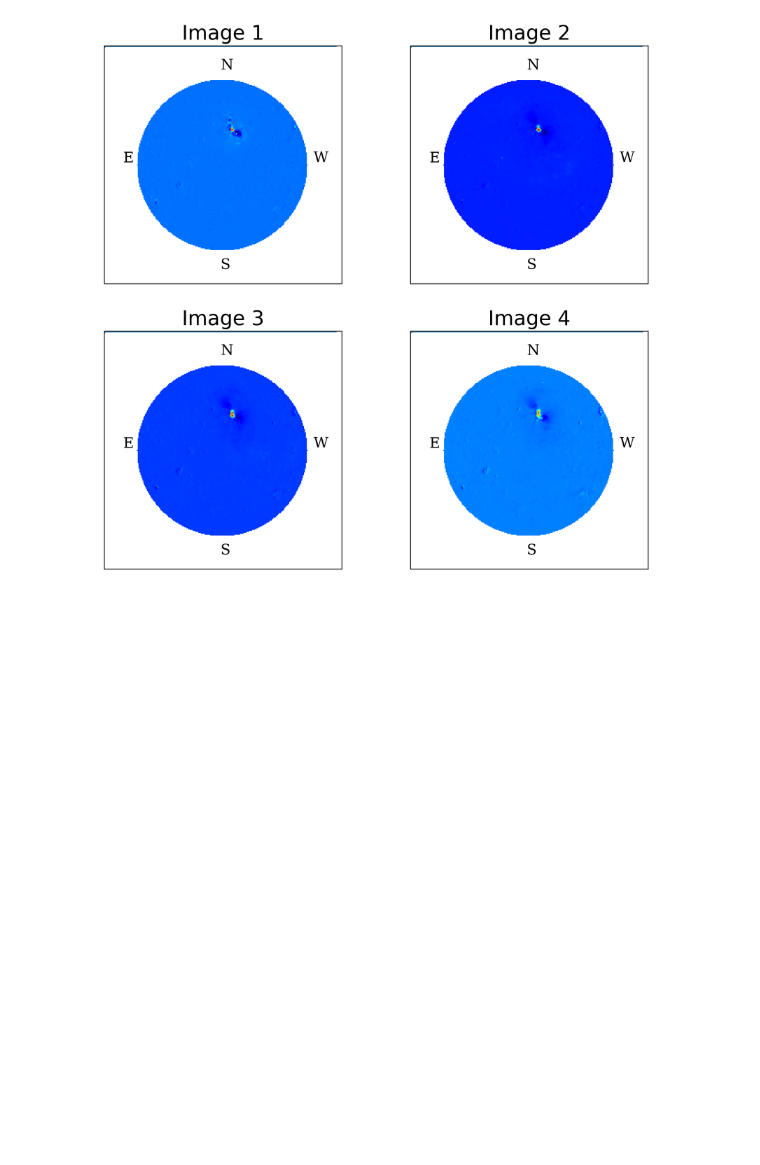
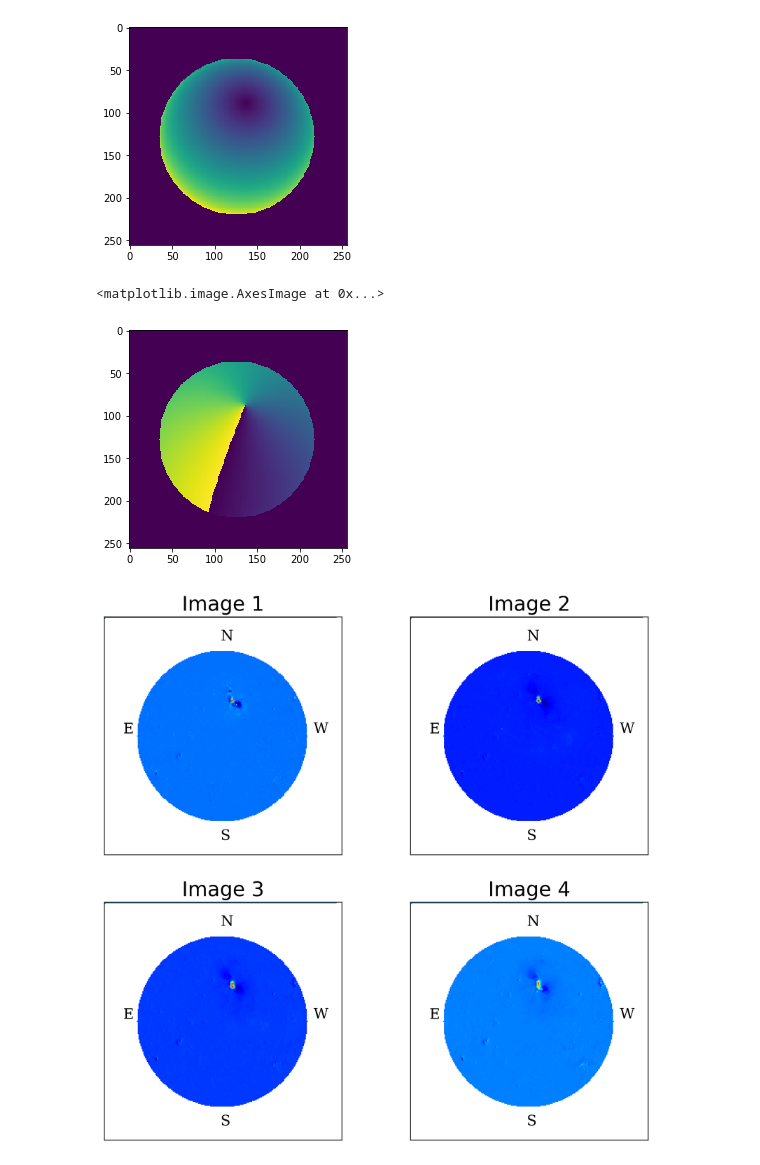
Before and after one commit to EgorPristanskiy/ExpDataProcessing, a Jupyter notebook: Lab15/Lab 15.ipynb, the cells around one changed output. Drawn from its saved outputs; the diff is of its cells as text; code cells hidden in the pictures; blank space fills up the shorter version.

```diff
--- a/Lab15/Lab 15.ipynb
+++ b/Lab15/Lab 15.ipynb
@@ -20,6 +20,15 @@ Bord1 = np.loadtxt('Borders1.txt')
 Bord2 = np.loadtxt('Borders2.txt')
 Bord3 = np.loadtxt('Borders3.txt')
 Bord4 = np.loadtxt('Borders4.txt')
+# %%
+plt.imshow(ρ)
+plt.show()
+plt.imshow(Im1)
+plt.imshow(ϕ)
+# %% [output]
+[figure, added]
+<matplotlib.image.AxesImage at 0x...>
+[figure, added]
 # %%
 def sort(Bord, ρ, ϕ):
     ρ1 = np.zeros((256,256))
```
Also changed, not shown: parts of 2 cells of this notebook, 13 other files.
